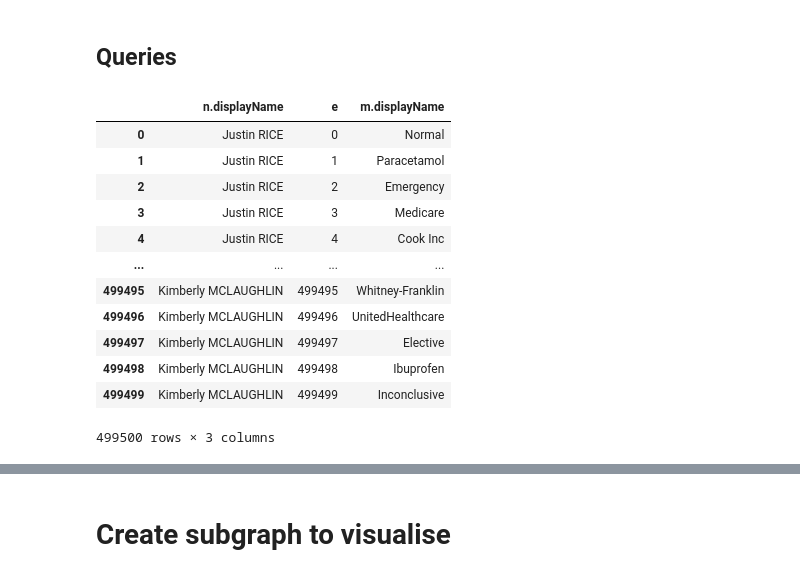
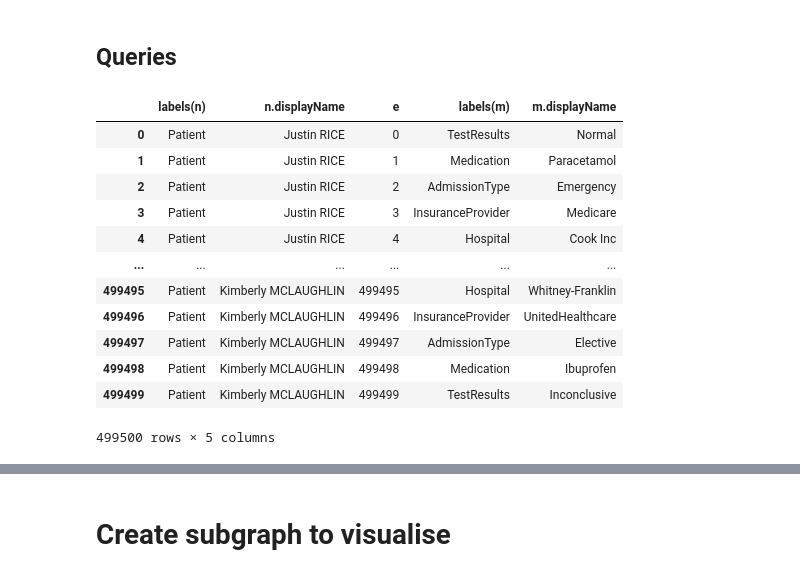
Before and after one commit to turing-db/turingdb-examples, a Jupyter notebook: examples/notebooks/public_version/healthcare_dataset.ipynb, the cells around one changed output, grey strips where cells are left out. Cells and saved outputs as stored; diff of their text form; code cells hidden in the pictures.

Commit message:
Showcase labels(), toInteger(), toFloat() functions in CiteAb and healthcare example notebooks

```diff
--- a/examples/notebooks/public_version/healthcare_dataset.ipynb
+++ b/examples/notebooks/public_version/healthcare_dataset.ipynb
@@ -445,27 +448,27 @@ label: Hospital
 # %%
 %%time
 
 # Match all edges and return them
 command = """
 MATCH (n)-[e]->(m)
-RETURN n.displayName, e, m.displayName
+RETURN labels(n), n.displayName, e, labels(m), m.displayName
 """
 df = client.query(command)
 if df.empty:
     print("No result found")
 else:
     display(df)
 # %% [output]
-|  | n.displayName | e | m.displayName |
-| 0 | Justin RICE | 0 | Normal |
-| 1 | Justin RICE | 1 | Paracetamol |
-| 2 | Justin RICE | 2 | Emergency |
-| 3 | Justin RICE | 3 | Medicare |
-| 4 | Justin RICE | 4 | Cook Inc |
-| ... | ... | ... | ... |
-| 499495 | Kimberly MCLAUGHLIN | 499495 | Whitney-Franklin |
-| 499496 | Kimberly MCLAUGHLIN | 499496 | UnitedHealthcare |
-| 499497 | Kimberly MCLAUGHLIN | 499497 | Elective |
-| 499498 | Kimberly MCLAUGHLIN | 499498 | Ibuprofen |
-| 499499 | Kimberly MCLAUGHLIN | 499499 | Inconclusive |
+|  | labels(n) | n.displayName | e | labels(m) | m.displayName |
+| 0 | Patient | Justin RICE | 0 | TestResults | Normal |
+| 1 | Patient | Justin RICE | 1 | Medication | Paracetamol |
+| 2 | Patient | Justin RICE | 2 | AdmissionType | Emergency |
+| 3 | Patient | Justin RICE | 3 | InsuranceProvider | Medicare |
+| 4 | Patient | Justin RICE | 4 | Hospital | Cook Inc |
+| ... | ... | ... | ... | ... | ... |
+| 499495 | Patient | Kimberly MCLAUGHLIN | 499495 | Hospital | Whitney-Franklin |
+| 499496 | Patient | Kimberly MCLAUGHLIN | 499496 | InsuranceProvider | UnitedHealthcare |
+| 499497 | Patient | Kimberly MCLAUGHLIN | 499497 | AdmissionType | Elective |
+| 499498 | Patient | Kimberly MCLAUGHLIN | 499498 | Medication | Ibuprofen |
+| 499499 | Patient | Kimberly MCLAUGHLIN | 499499 | TestResults | Inconclusive |
-499500 rows × 3 columns
+499500 rows × 5 columns
```
Also changed, not shown: parts of 33 cells of this notebook, 1 other file.
